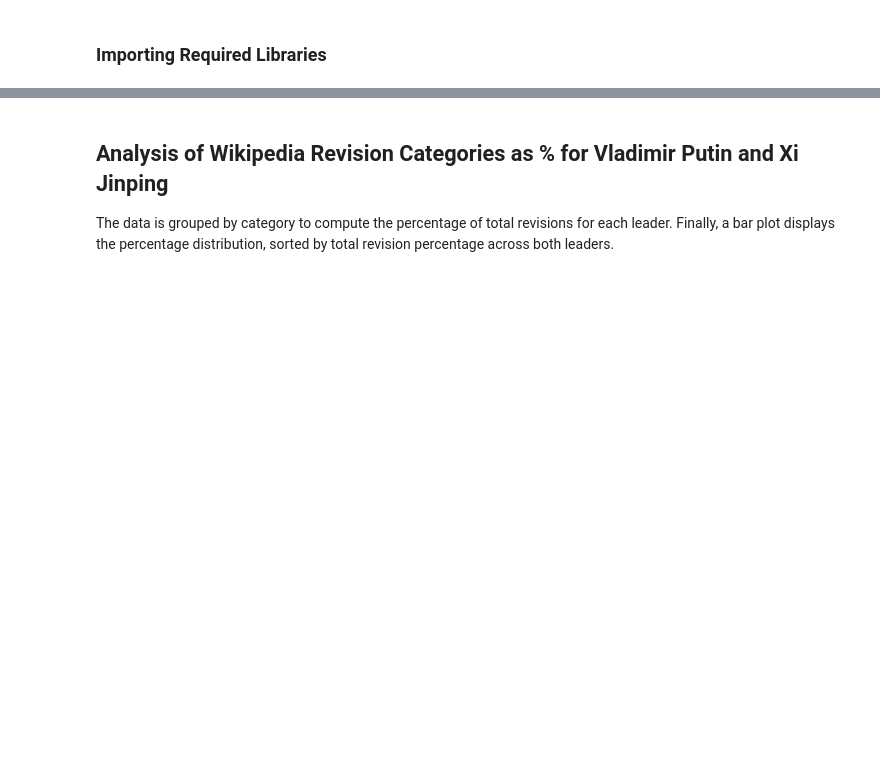
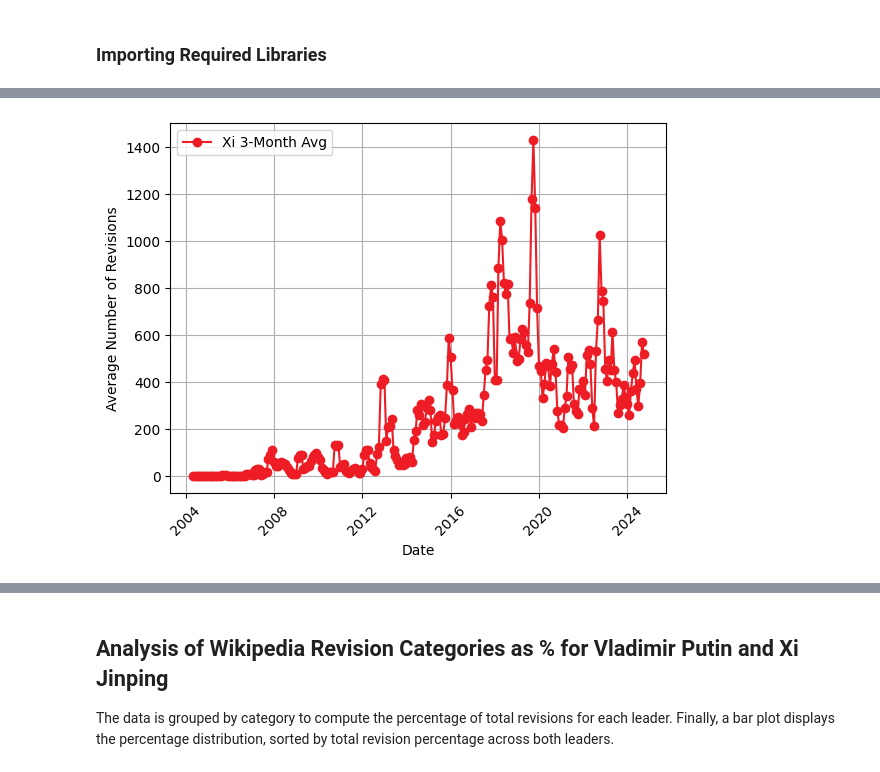
Before and after one commit to felixwallis/sds-week-2-wikipedia-presentation, a Jupyter notebook: visualising_findings.ipynb, the cells around one changed output, grey strips where cells are left out. Drawn from its saved outputs; the diff is of its cells as text; code cells hidden in the pictures; blank space fills up the shorter version.

```diff
--- a/visualising_findings.ipynb
+++ b/visualising_findings.ipynb
@@ -155,0 +149,11 @@ plt.show()
+# %%
+
+plt.plot(merged_counts['date'], merged_counts['xi_moving_avg'], marker='o', label='Xi 3-Month Avg', color=china_hexa)
+plt.xlabel('Date')
+plt.ylabel('Average Number of Revisions')
+plt.legend()
+plt.grid()
+plt.tick_params(axis='x', rotation=45)
+plt.show()
+# %% [output]
+[figure, added]
```
Also changed, not shown: parts of 31 cells of this notebook.
